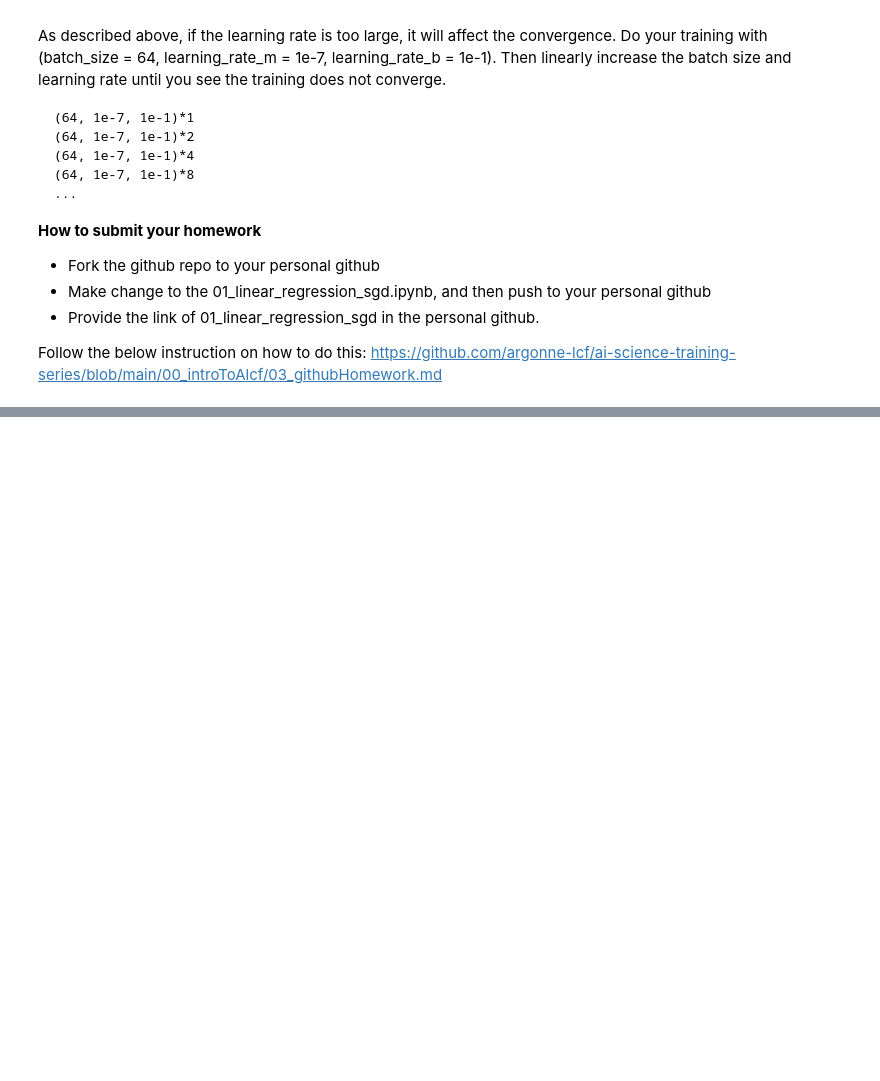
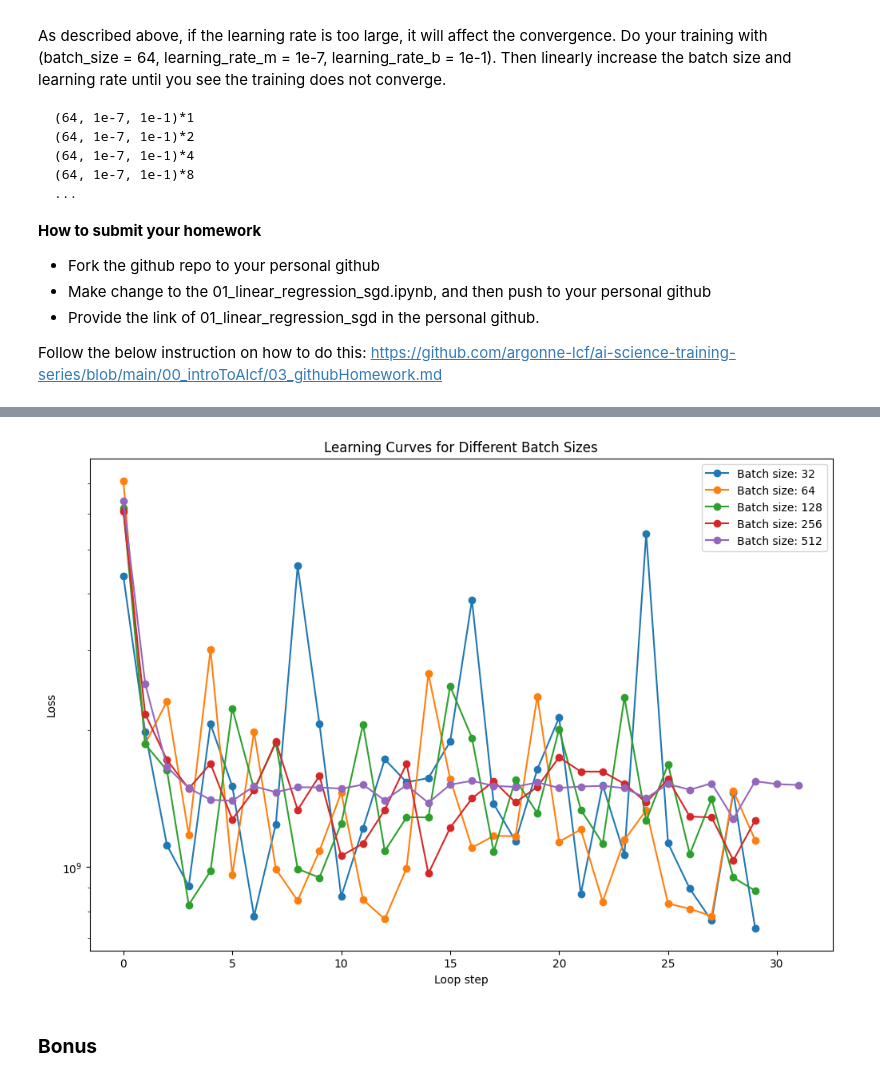
Before and after one commit to Johann-Cardenas/ai-science-training-series, a Jupyter notebook: 01_intro_AI_on_Supercomputer/HW01-johann-cardenas.ipynb, the cells around one changed output, grey strips where cells are left out. Drawn from its saved outputs; the diff is of its cells as text; code cells hidden in the pictures; blank space fills up the shorter version.

```diff
--- a/01_intro_AI_on_Supercomputer/HW01-johann-cardenas.ipynb
+++ b/01_intro_AI_on_Supercomputer/HW01-johann-cardenas.ipynb
@@ -473,23 +404,0 @@ plt.show()
-# %%
-# BONUS
-scaling_factors = [1, 2, 4, 8, 16]  # Continue until non-convergence
-batch_size = 64
-base_learning_rate_m = 1e-7
-base_learning_rate_b = 1e-1
-
-plt.figure(figsize=(10, 8))
-
-for factor in scaling_factors:
-    learning_rate_m = base_learning_rate_m * factor
-    learning_rate_b = base_learning_rate_b * factor
-    loss_history = train_model(batch_size)
-
-    plt.plot(loss_history, label=f'Scale: {factor}')
-
-# Plot formatting
-plt.yscale('log')
-plt.xlabel('Iteration')
-plt.ylabel('Loss')
-plt.legend()
-plt.title('Convergence Test with Increasing Learning Rates')
-plt.show()
@@ -514,0 +484,15 @@ plt.show()
+# %%
+# Plot learning curves for all batch sizes
+plt.figure(figsize=(12, 8))
+for batch_size, history in loss_histories.items():
+    plt.plot(history, '-o', label=f'Batch size: {batch_size}')
+plt.yscale('log')
+plt.xlabel('Loop step')
+plt.ylabel('Loss')
+plt.legend()
+plt.title('Learning Curves for Different Batch Sizes')
+plt.show()
+# %% [output]
+[figure, added]
+# %% [markdown]
+### **Bonus**
```
Also changed, not shown: parts of 5 cells of this notebook.
